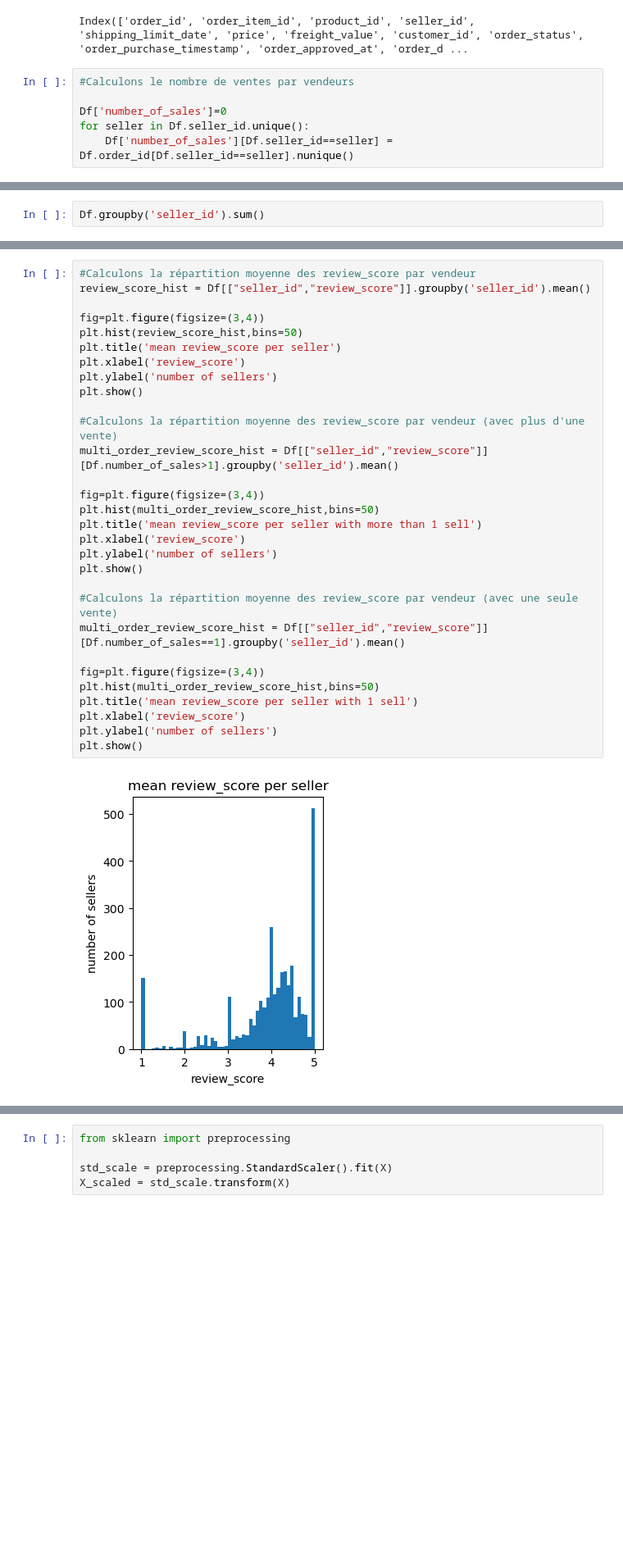
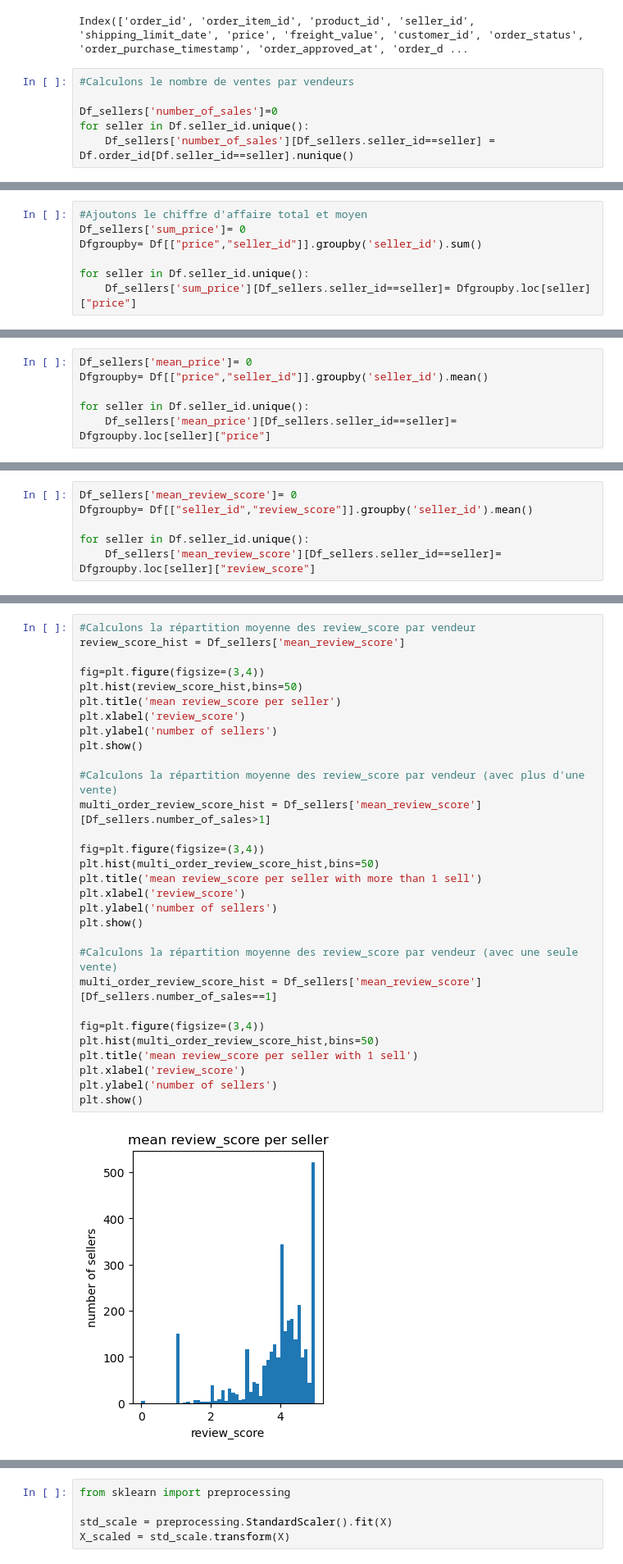
Before and after one commit to HubiGitHubi/Projet-5, a Jupyter notebook: Projet5.ipynb, the cells around one changed output, grey strips where cells are left out. Shown at 82% size. Cells and saved outputs as stored; diff of their text form; blank space fills up the shorter version.

```diff
--- a/Projet5.ipynb
+++ b/Projet5.ipynb
@@ -377,9 +373,9 @@ Index(['order_id', 'order_item_id', 'product_id', 'seller_id', 'shipping_limit_d
 # %%
 #Calculons le nombre de ventes par vendeurs
 
-Df['number_of_sales']=0
+Df_sellers['number_of_sales']=0
 for seller in Df.seller_id.unique():
-    Df['number_of_sales'][Df.seller_id==seller] = Df.order_id[Df.seller_id==seller].nunique()
+    Df_sellers['number_of_sales'][Df_sellers.seller_id==seller] = Df.order_id[Df.seller_id==seller].nunique()
 # %% [output]
 A value is trying to be set on a copy of a slice from a DataFrame
 
@@ -423,3 +415,8 @@ Df
 # %%
-Df.groupby('seller_id').sum()
+#Ajoutons le chiffre d'affaire total et moyen
+Df_sellers['sum_price']= 0
+Dfgroupby= Df[["price","seller_id"]].groupby('seller_id').sum()
+
+for seller in Df.seller_id.unique():
+    Df_sellers['sum_price'][Df_sellers.seller_id==seller]= Dfgroupby.loc[seller]["price"]
 # %% [output]
@@ -439,0 +431,6 @@ Df.groupby('seller_id').sum()
+# %%
+Df_sellers['mean_price']= 0
+Dfgroupby= Df[["price","seller_id"]].groupby('seller_id').mean()
+
+for seller in Df.seller_id.unique():
+    Df_sellers['mean_price'][Df_sellers.seller_id==seller]= Dfgroupby.loc[seller]["price"]
@@ -439,0 +486,6 @@ Df.groupby('seller_id').sum()
+# %%
+Df_sellers['mean_review_score']= 0
+Dfgroupby= Df[["seller_id","review_score"]].groupby('seller_id').mean()
+
+for seller in Df.seller_id.unique():
+    Df_sellers['mean_review_score'][Df_sellers.seller_id==seller]= Dfgroupby.loc[seller]["review_score"]
@@ -440,32 +501,32 @@ Df.groupby('seller_id').sum()
 # %%
 #Calculons la répartition moyenne des review_score par vendeur
-review_score_hist = Df[["seller_id","review_score"]].groupby('seller_id').mean()
+review_score_hist = Df_sellers['mean_review_score']
 
 fig=plt.figure(figsize=(3,4))
 plt.hist(review_score_hist,bins=50)
 plt.title('mean review_score per seller')
 plt.xlabel('review_score')
 plt.ylabel('number of sellers')
 plt.show()
 
 #Calculons la répartition moyenne des review_score par vendeur (avec plus d'une vente)
-multi_order_review_score_hist = Df[["seller_id","review_score"]][Df.number_of_sales>1].groupby('seller_id').mean()
+multi_order_review_score_hist = Df_sellers['mean_review_score'][Df_sellers.number_of_sales>1]
 
 fig=plt.figure(figsize=(3,4))
 plt.hist(multi_order_review_score_hist,bins=50)
 plt.title('mean review_score per seller with more than 1 sell')
 plt.xlabel('review_score')
 plt.ylabel('number of sellers')
 plt.show()
 
 #Calculons la répartition moyenne des review_score par vendeur (avec une seule vente)
-multi_order_review_score_hist = Df[["seller_id","review_score"]][Df.number_of_sales==1].groupby('seller_id').mean()
+multi_order_review_score_hist = Df_sellers['mean_review_score'][Df_sellers.number_of_sales==1]
 
 fig=plt.figure(figsize=(3,4))
 plt.hist(multi_order_review_score_hist,bins=50)
 plt.title('mean review_score per seller with 1 sell')
 plt.xlabel('review_score')
 plt.ylabel('number of sellers')
 plt.show()
 # %% [output]
-[figure, old version]
+[figure, new version]
```
Also changed, not shown: parts of 40 cells of this notebook, 2 other files.
